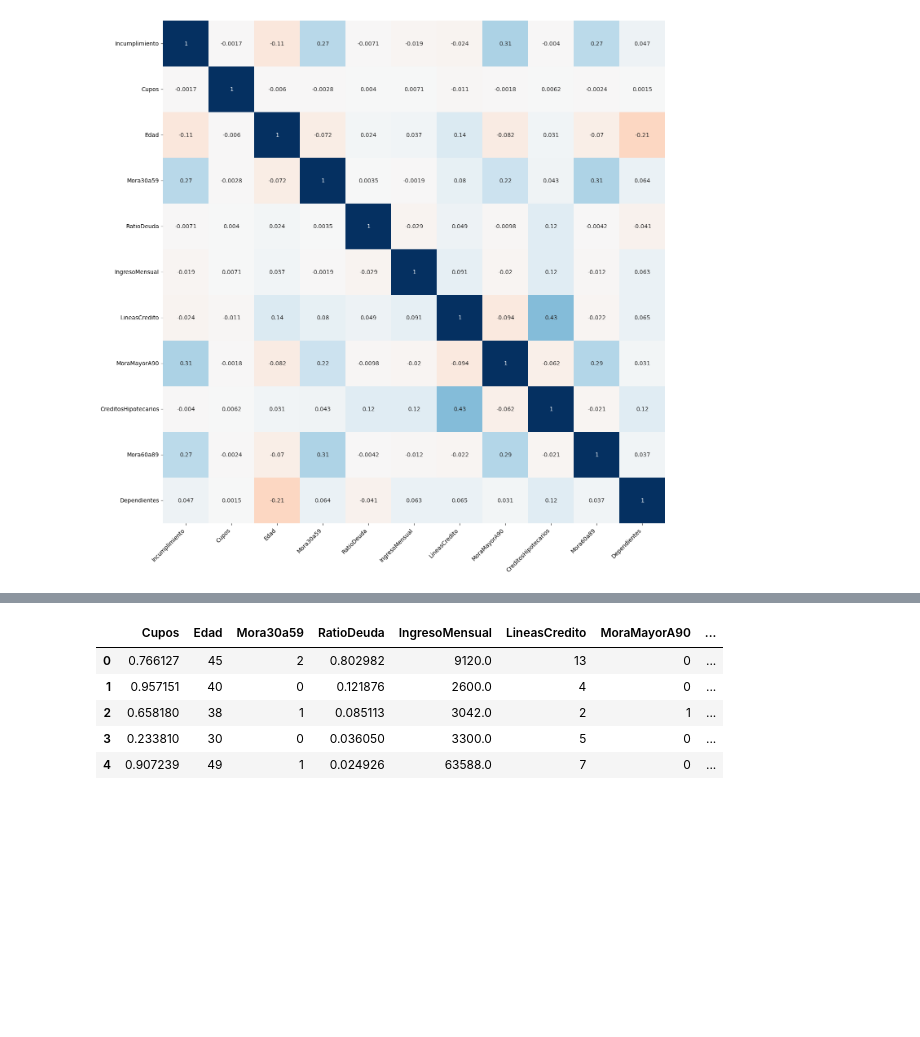
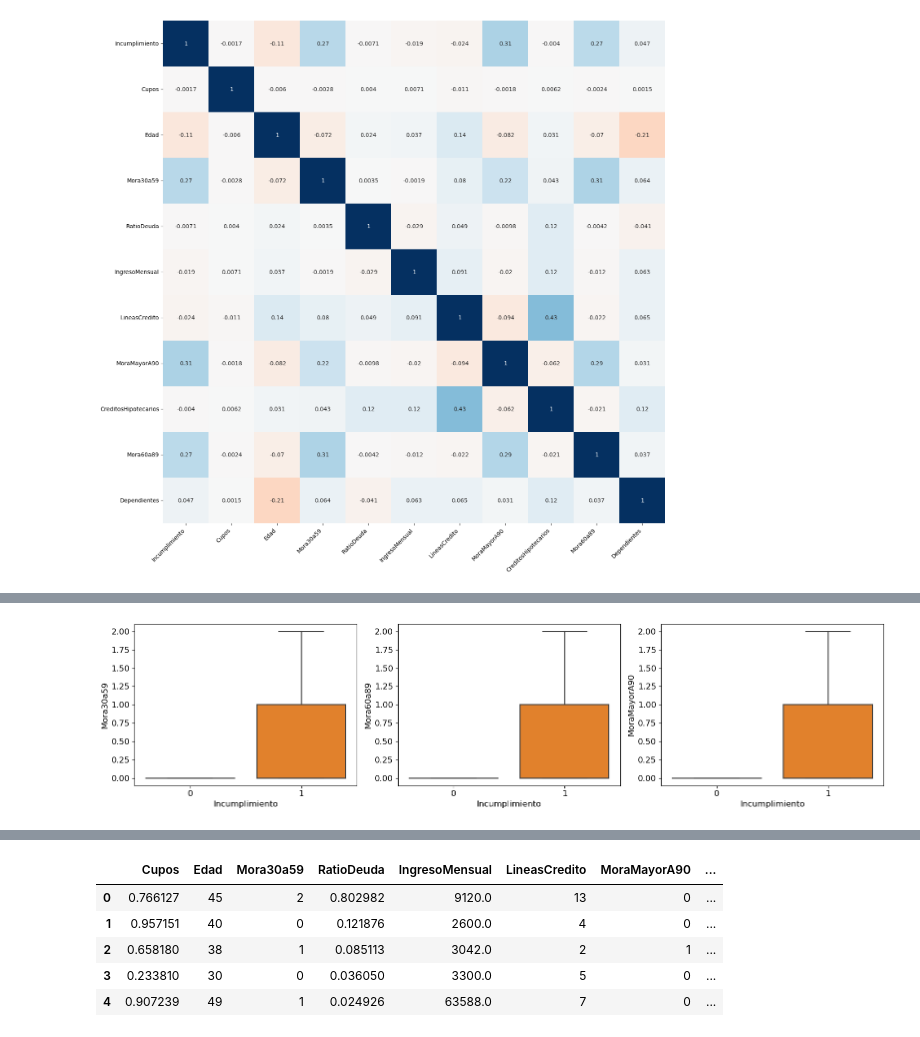
Before and after one commit to 00Fede/givemesomecredit, a Jupyter notebook: Preprocessing.ipynb, the cells around one changed output, grey strips where cells are left out. Drawn from its saved outputs; the diff is of its cells as text; code cells hidden in the pictures; blank space fills up the shorter version.

```diff
--- a/Preprocessing.ipynb
+++ b/Preprocessing.ipynb
@@ -163,0 +192,20 @@ Al eliminar los valores atípicos de las variables temporales `Mora30a59` y `Mor
+# %%
+
+# ==============================================================================
+fig, axs = plt.subplots(nrows=1, ncols=3, figsize=(16, 4))
+moras = d[['Mora30a59', 'Mora60a89', 'MoraMayorA90']]
+for i, var in enumerate(moras.columns):
+    sns.boxplot(
+        x        = 'Incumplimiento',
+        y        = var,
+        data     = d,
+        ax       = axs[i%3],
+        showfliers = False
+    )
+    axs[i%3].set_xlabel('Incumplimiento', fontsize = 12)
+    axs[i%3].set_ylabel(var, fontsize = 12)
+    axs[i%3].tick_params(labelsize = 12)
+
+fig.tight_layout()
+# %% [output]
+[figure, added]
```
Also changed, not shown: parts of 10 cells of this notebook.
